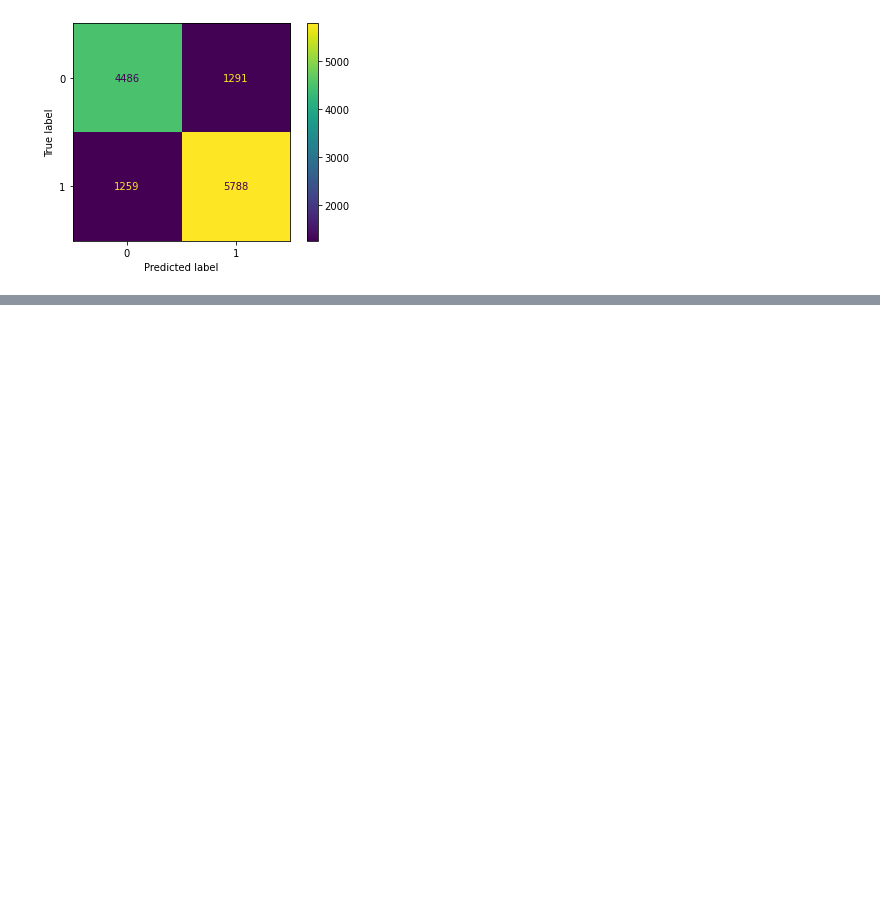
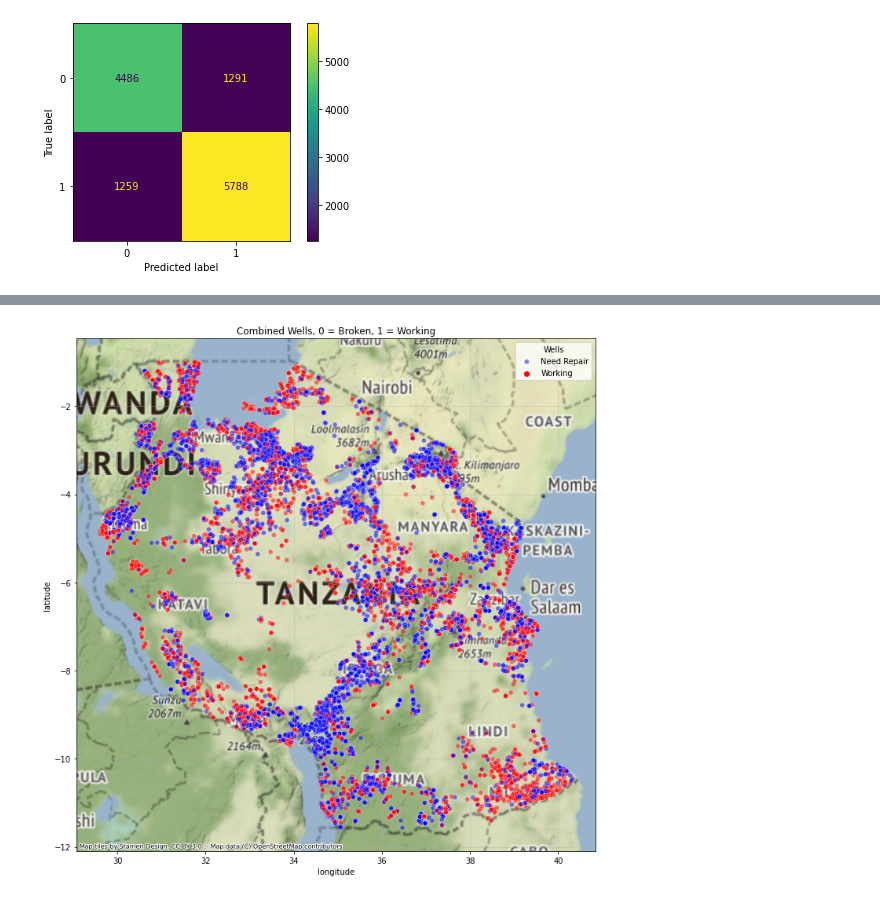
Before and after one commit to AHMET16/Tanzania-Ministry-of-Water, a Jupyter notebook: Untitled.ipynb, the cells around one changed output, grey strips where cells are left out. Saved outputs shown, nothing was run; the diff lists cells and outputs as text; code cells hidden in the pictures; blank space fills up the shorter version.

```diff
--- a/Untitled.ipynb
+++ b/Untitled.ipynb
@@ -575,0 +607,4 @@ plot_confusion_matrix(avg, X_test_clean, y_test)
+# %%
+df3 = data_cleaning(df_test)
+Ftest = split_join(df3)
+df3['targets'] = avg.predict(Ftest)
@@ -575,0 +616,23 @@ plot_confusion_matrix(avg, X_test_clean, y_test)
+# %%
+drop_zeros = df3.loc[(df3['longitude'] != 0.0) & (df3['latitude'] != 0.0)]
+
+fig, ax = plt.subplots(figsize=(18,12))
+
+countries = gpd.read_file(gpd.datasets.get_path("naturalearth_lowres"))
+
+drop_zeros
+sns.scatterplot(x = drop_zeros['longitude'], y = drop_zeros['latitude'], hue = drop_zeros["targets"], \
+                palette = ["red", "blue"], alpha = .5)
+
+ax.grid(b=True, alpha=0.5)
+
+cx.add_basemap(ax, crs=countries.crs.to_string())
+
+ax.set(title='Combined Wells, 0 = Broken, 1 = Working')
+plt.legend(title='Wells', loc='upper right', labels=['Need Repair', 'Working'])
+
+plt.show()
+
+# fig.savefig("combo.png") # Saving the resulting map as a .png file
+# %% [output]
+[figure, added]
```
Also changed, not shown: parts of 15 cells of this notebook.
